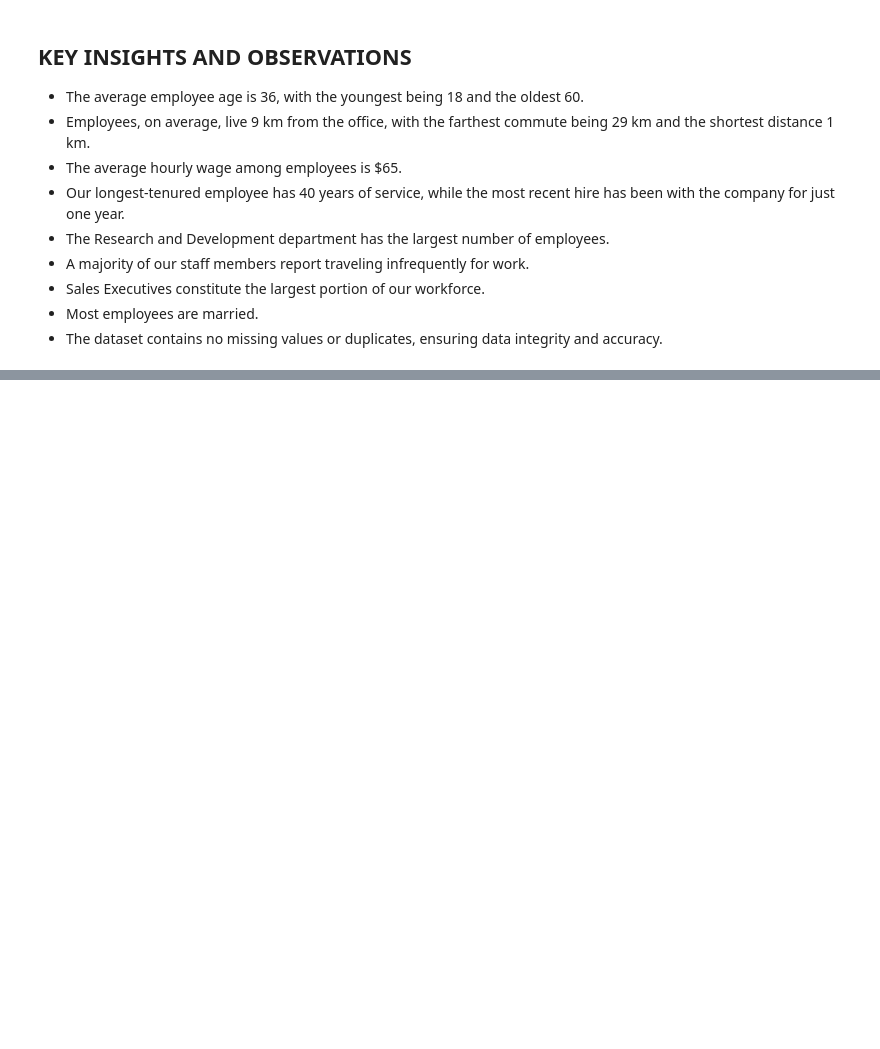
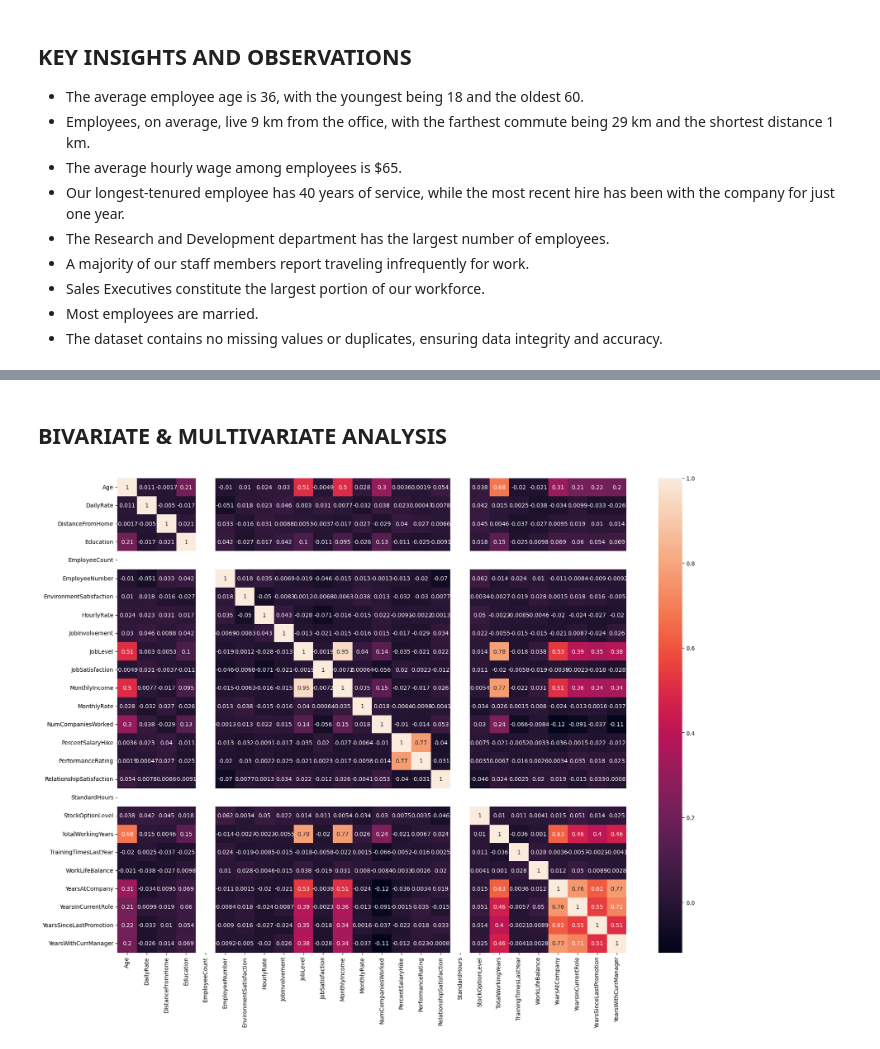
Before and after one commit to bamzyyyy/HR-Employee-Attrition, a Jupyter notebook: Notebook/HR_employee.ipynb, the cells around one changed output, grey strips where cells are left out. Saved outputs shown, nothing was run; the diff lists cells and outputs as text; code cells hidden in the pictures; blank space fills up the shorter version.

Commit message:
bivariate/multivariate

```diff
--- a/Notebook/HR_employee.ipynb
+++ b/Notebook/HR_employee.ipynb
@@ -185,0 +241,10 @@ Index(['Age', 'Attrition', 'BusinessTravel', 'DailyRate', 'Department',
+# %% [markdown]
+##  BIVARIATE & MULTIVARIATE ANALYSIS
+# %%
+
+# plotting heatmap for correlatiuon between each variable
+plt.figure(figsize=(20, 15))
+sns.heatmap(data=num_cols.corr(), annot=True, color=['skyblue','brown'])
+plt.show()
+# %% [output]
+[figure, added]
```
Also changed, not shown: parts of 11 cells of this notebook.
